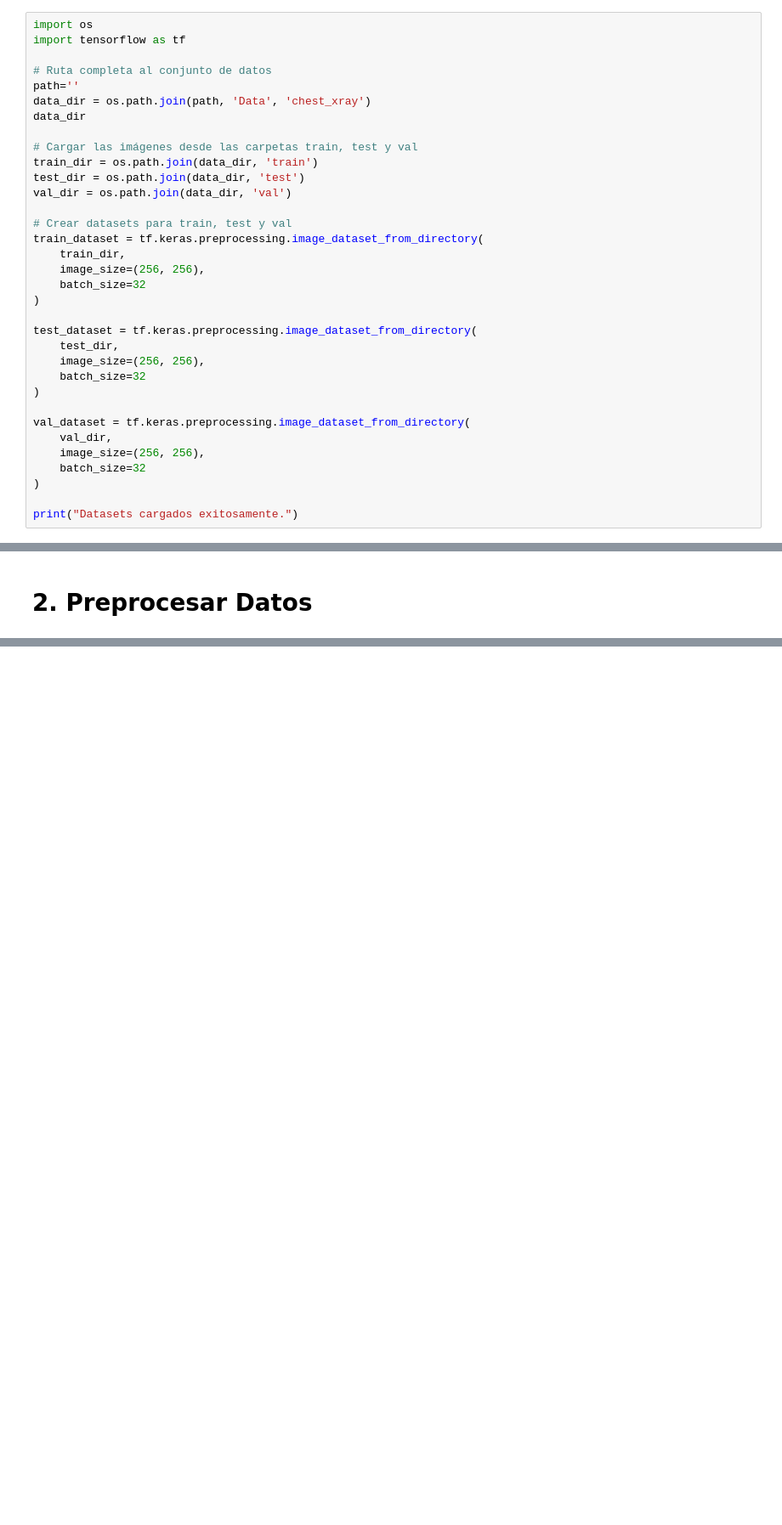
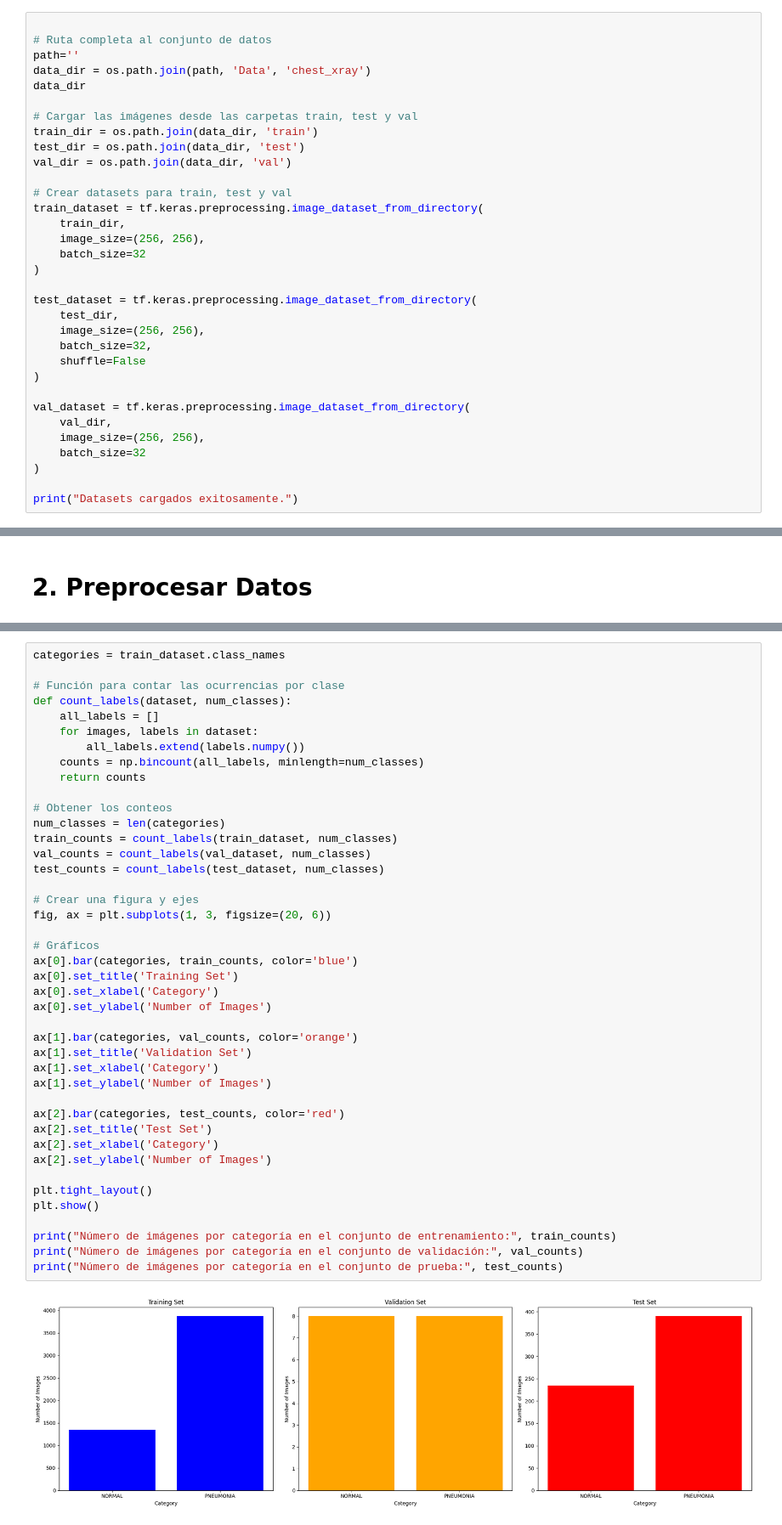
Before and after one commit to luisca990/CapstoneSamsung, a Jupyter notebook: AIRE_LCAS.ipynb, the cells around one changed output, grey strips where cells are left out. Shown at 85% size. Saved outputs shown, nothing was run; the diff lists cells and outputs as text; blank space fills up the shorter version.

```diff
--- a/AIRE_LCAS.ipynb
+++ b/AIRE_LCAS.ipynb
@@ -42,6 +56,4 @@ Path to dataset files: C:\Users\Luis Romero\.cache\kagglehub\datasets\paultimoth
 # %%
-import os
-import tensorflow as tf
 
 # Ruta completa al conjunto de datos
 path=''
@@ -63,7 +75,8 @@ train_dataset = tf.keras.preprocessing.image_dataset_from_directory(
 test_dataset = tf.keras.preprocessing.image_dataset_from_directory(
     test_dir,
     image_size=(256, 256),
-    batch_size=32
+    batch_size=32,
+    shuffle=False
 )
 
 val_dataset = tf.keras.preprocessing.image_dataset_from_directory(
@@ -124,0 +160,44 @@ plt.show()
+# %%
+categories = train_dataset.class_names
+
+# Función para contar las ocurrencias por clase
+def count_labels(dataset, num_classes):
+    all_labels = []
+    for images, labels in dataset:
+        all_labels.extend(labels.numpy())
+    counts = np.bincount(all_labels, minlength=num_classes)
+    return counts
+
+# Obtener los conteos
+num_classes = len(categories)
+train_counts = count_labels(train_dataset, num_classes)
+val_counts = count_labels(val_dataset, num_classes)
+test_counts = count_labels(test_dataset, num_classes)
+
+# Crear una figura y ejes
+fig, ax = plt.subplots(1, 3, figsize=(20, 6))
+
+# Gráficos
+ax[0].bar(categories, train_counts, color='blue')
+ax[0].set_title('Training Set')
+ax[0].set_xlabel('Category')
+ax[0].set_ylabel('Number of Images')
+
+ax[1].bar(categories, val_counts, color='orange')
+ax[1].set_title('Validation Set')
+ax[1].set_xlabel('Category')
+ax[1].set_ylabel('Number of Images')
+
+ax[2].bar(categories, test_counts, color='red')
+ax[2].set_title('Test Set')
+ax[2].set_xlabel('Category')
+ax[2].set_ylabel('Number of Images')
+
+plt.tight_layout()
+plt.show()
+
+print("Número de imágenes por categoría en el conjunto de entrenamiento:", train_counts)
+print("Número de imágenes por categoría en el conjunto de validación:", val_counts)
+print("Número de imágenes por categoría en el conjunto de prueba:", test_counts)
+# %% [output]
+[figure, added]
```
Also changed, not shown: parts of 37 cells of this notebook.
